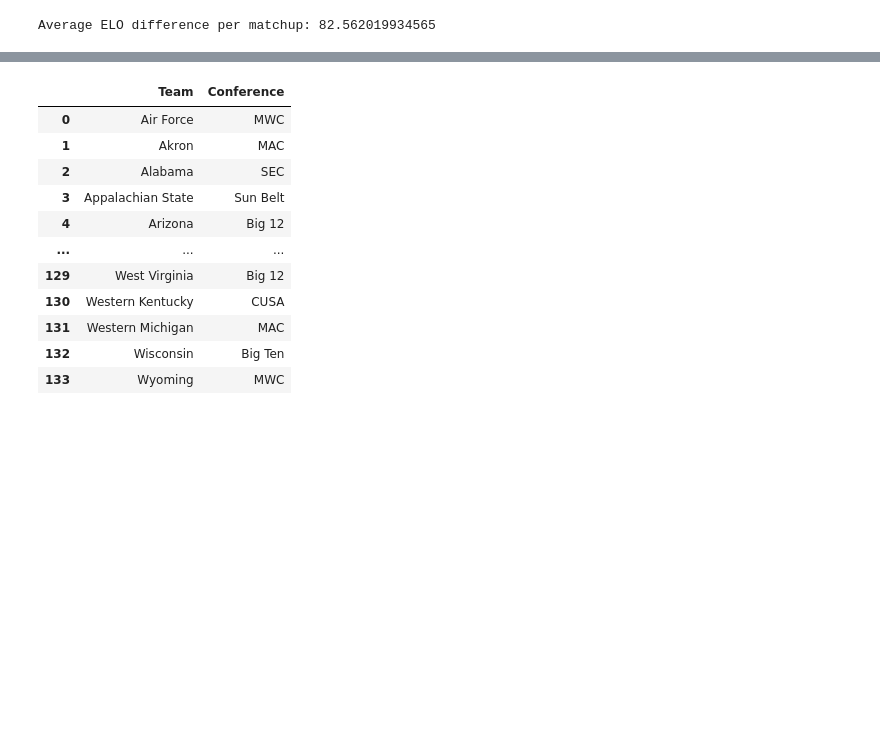
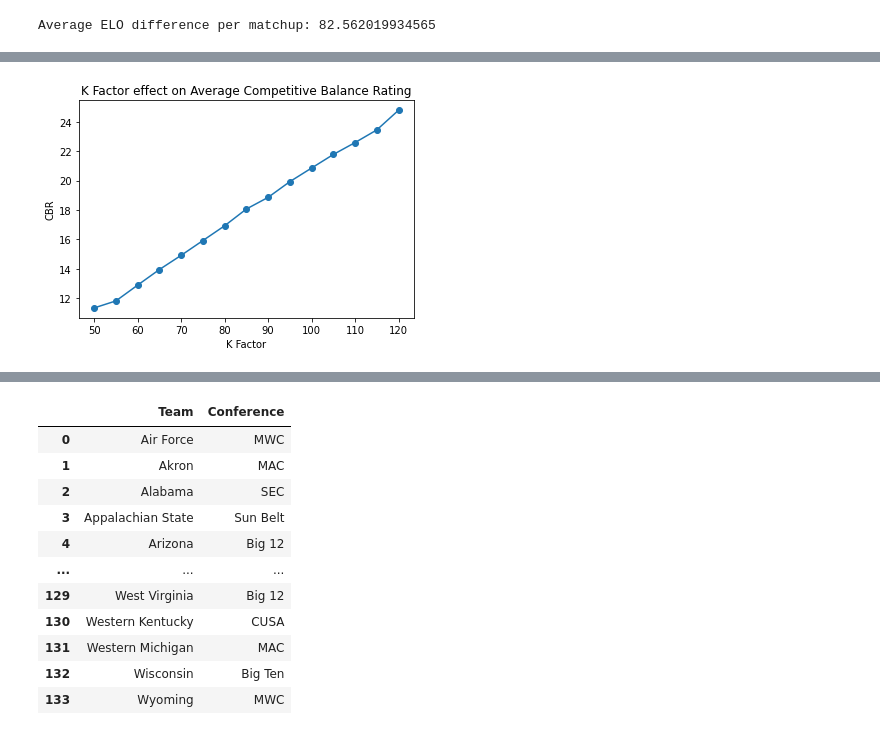
Before and after one commit to liameliot/DA-401-, a Jupyter notebook: Analysis.ipynb, the cells around one changed output, grey strips where cells are left out. Cells and saved outputs as stored; diff of their text form; code cells hidden in the pictures; blank space fills up the shorter version.

```diff
--- a/Analysis.ipynb
+++ b/Analysis.ipynb
@@ -123,0 +259,13 @@ average_cbr
+# %%
+# Example data
+k_values = [50, 55, 60, 65, 70, 75, 80, 85, 90, 95, 100, 105, 110, 115, 120]  # Replace with your data
+cbr_values = [average_cbr50, average_cbr55, average_cbr60, average_cbr65, average_cbr70, average_cbr75, average_cbr80, average_cbr85, average_cbr90, average_cbr95, average_cbr100, average_cbr105, average_cbr110, average_cbr115, average_cbr120]  # Replace with your data
+
+# Create the DataFrame
+df = pd.DataFrame({
+    'K_Value': k_values,
+    'CBR': cbr_values
+})
+
+# Display the DataFrame
+df
@@ -123,0 +289,13 @@ average_cbr
+# %%
+# Plot the data
+plt.plot(df['K_Value'], df['CBR'], marker='o')
+
+# Add labels and title
+plt.xlabel('K Factor')
+plt.ylabel('CBR')
+plt.title('K Factor effect on Average Competitive Balance Rating')
+
+# Show the plot
+plt.show()
+# %% [output]
+[figure, added]
```
Also changed, not shown: parts of 30 cells of this notebook.
